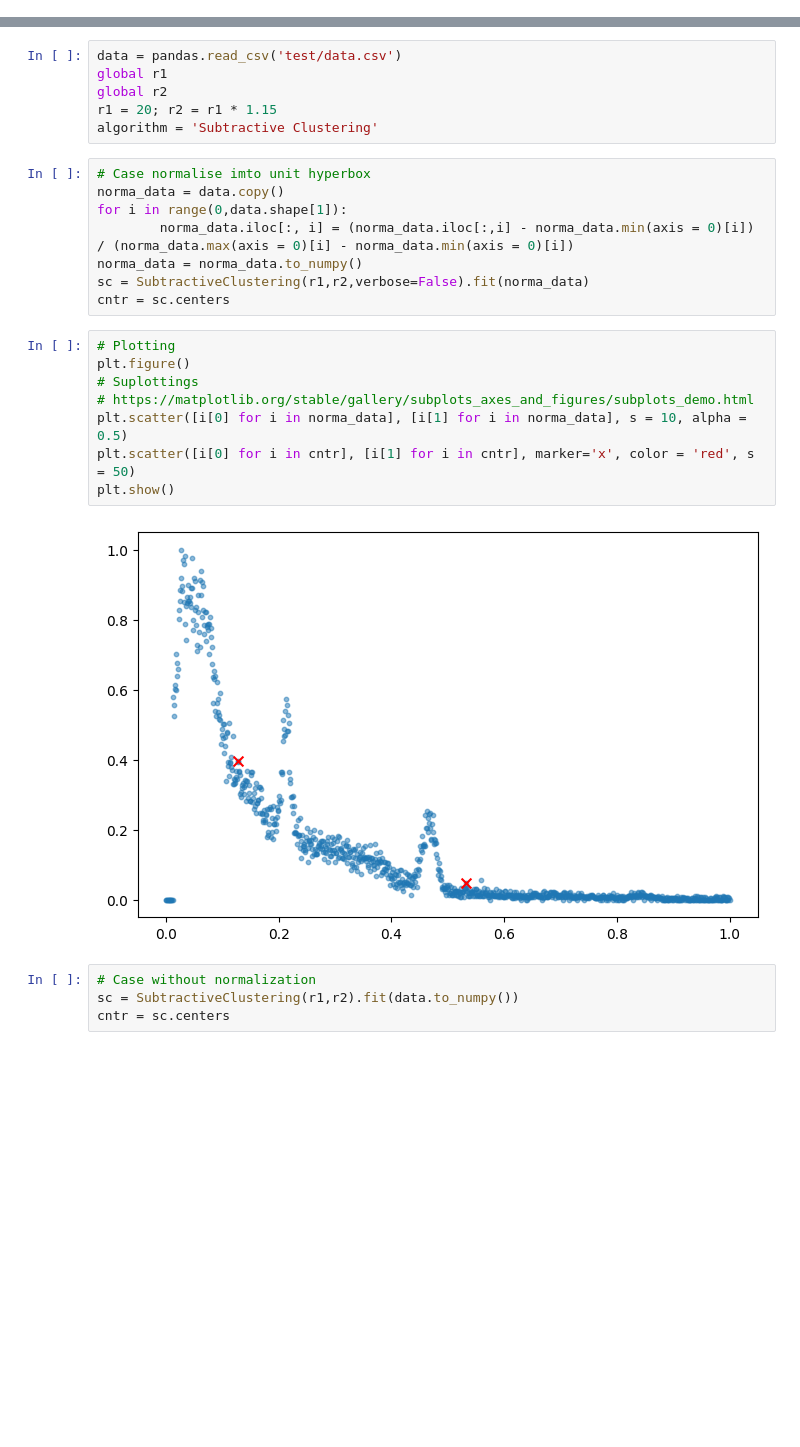
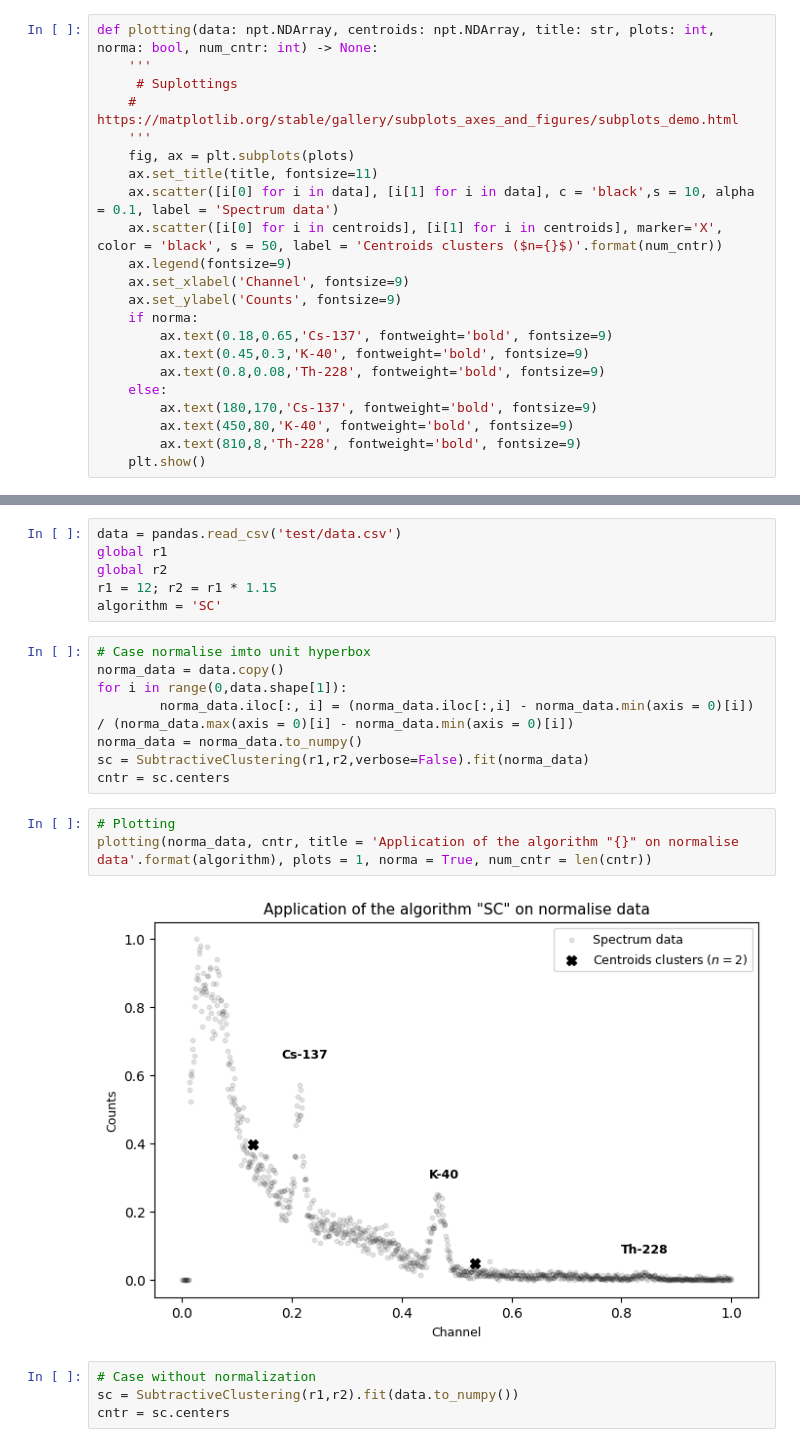
Before and after one commit to ialexpovad/acari, a Jupyter notebook: overview.ipynb, the cells around one changed output, grey strips where cells are left out. Drawn from its saved outputs; the diff is of its cells as text; blank space fills up the shorter version.

```diff
--- a/overview.ipynb
+++ b/overview.ipynb
@@ -23,14 +23,36 @@ print(f"Total RAM: {psutil.virtual_memory().total / 1024 / 1024 / 1024:.2f} GB")
 Full CPU Name: Intel(R) Pentium(R) Gold G5400 CPU @ 3.70GHz
 CPU architecture: X86_64
 Total RAM: 15.87 GB
+# %%
+def plotting(data: npt.NDArray, centroids: npt.NDArray, title: str, plots: int, norma: bool, num_cntr: int) -> None:
+    '''
+     # Suplottings
+    # https://matplotlib.org/stable/gallery/subplots_axes_and_figures/subplots_demo.html
+    '''
+    fig, ax = plt.subplots(plots)
+    ax.set_title(title, fontsize=11)
+    ax.scatter([i[0] for i in data], [i[1] for i in data], c = 'black',s = 10, alpha = 0.1, label = 'Spectrum data')
+    ax.scatter([i[0] for i in centroids], [i[1] for i in centroids], marker='X', color = 'black', s = 50, label = 'Centroids clusters ($n={}$)'.format(num_cntr))
+    ax.legend(fontsize=9)
+    ax.set_xlabel('Channel', fontsize=9)
+    ax.set_ylabel('Counts', fontsize=9)
+    if norma:
+        ax.text(0.18,0.65,'Cs-137', fontweight='bold', fontsize=9)
+        ax.text(0.45,0.3,'K-40', fontweight='bold', fontsize=9)
+        ax.text(0.8,0.08,'Th-228', fontweight='bold', fontsize=9)
+    else:
+        ax.text(180,170,'Cs-137', fontweight='bold', fontsize=9)
+        ax.text(450,80,'K-40', fontweight='bold', fontsize=9)
+        ax.text(810,8,'Th-228', fontweight='bold', fontsize=9)
+    plt.show()
 # %% [markdown]
 # Subtractive Clustering
 # %%
 data = pandas.read_csv('test/data.csv')
 global r1
 global r2
-r1 = 20; r2 = r1 * 1.15
-algorithm = 'Subtractive Clustering'
+r1 = 12; r2 = r1 * 1.15
+algorithm = 'SC'
 # %%
 # Case normalise imto unit hyperbox
 norma_data = data.copy()
@@ -39,16 +61,11 @@ for i in range(0,data.shape[1]):
 norma_data = norma_data.to_numpy()
 sc = SubtractiveClustering(r1,r2,verbose=False).fit(norma_data)
 cntr = sc.centers
-# %%
-# Plotting
-plt.figure()
-# Suplottings
-# https://matplotlib.org/stable/gallery/subplots_axes_and_figures/subplots_demo.html
-plt.scatter([i[0] for i in norma_data], [i[1] for i in norma_data], s = 10, alpha = 0.5)
-plt.scatter([i[0] for i in cntr], [i[1] for i in cntr], marker='x', color = 'red', s = 50)
-plt.show()
-# %% [output]
-[figure, removed]
+# %%
+# Plotting
+plotting(norma_data, cntr, title = 'Application of the algorithm "{}" on normalise data'.format(algorithm), plots = 1, norma = True, num_cntr = len(cntr))
+# %% [output]
+[figure, added]
 # %%
 # Case without normalization
 sc = SubtractiveClustering(r1,r2).fit(data.to_numpy())
```
Also changed, not shown: parts of 14 cells of this notebook.
